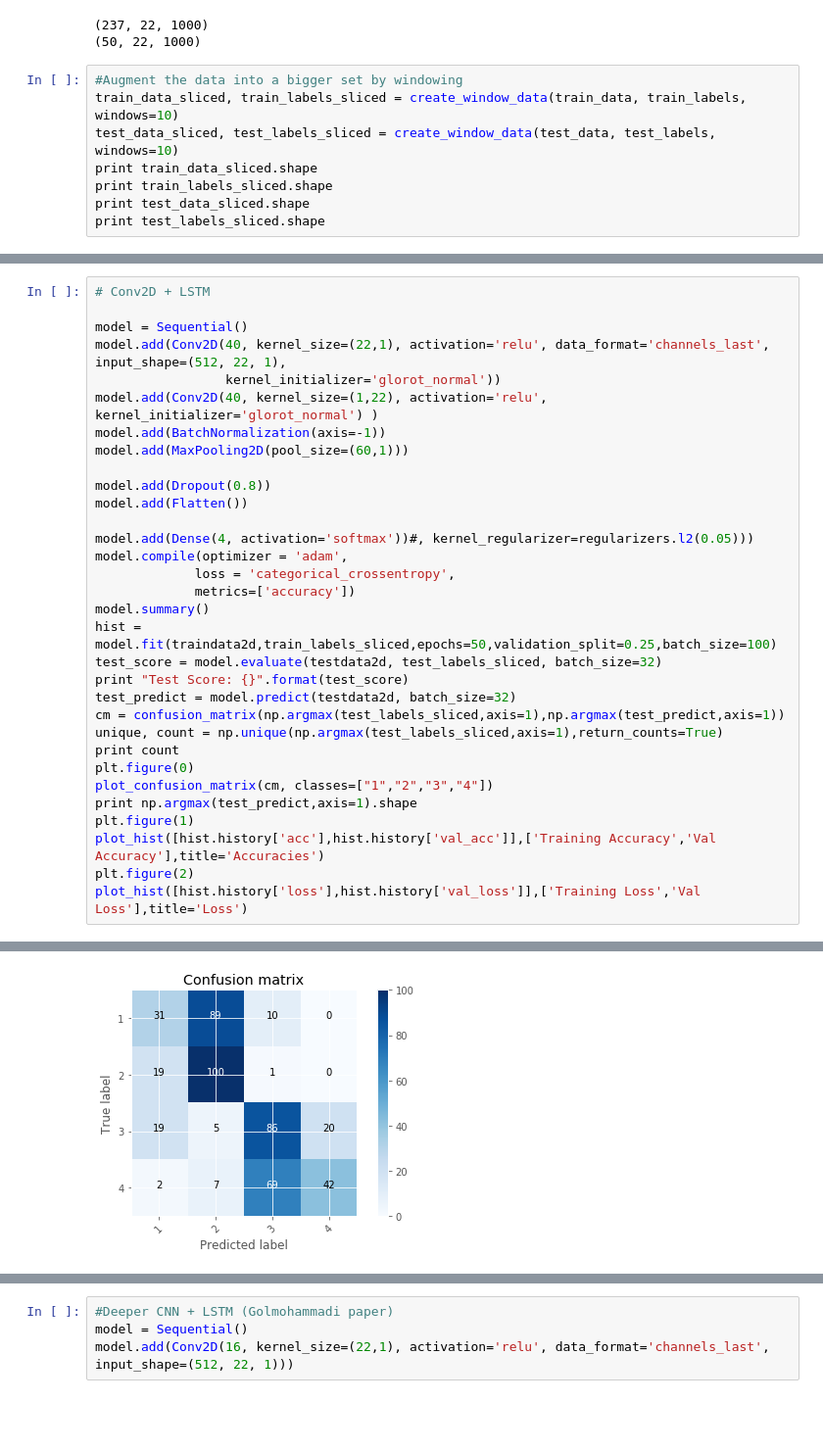
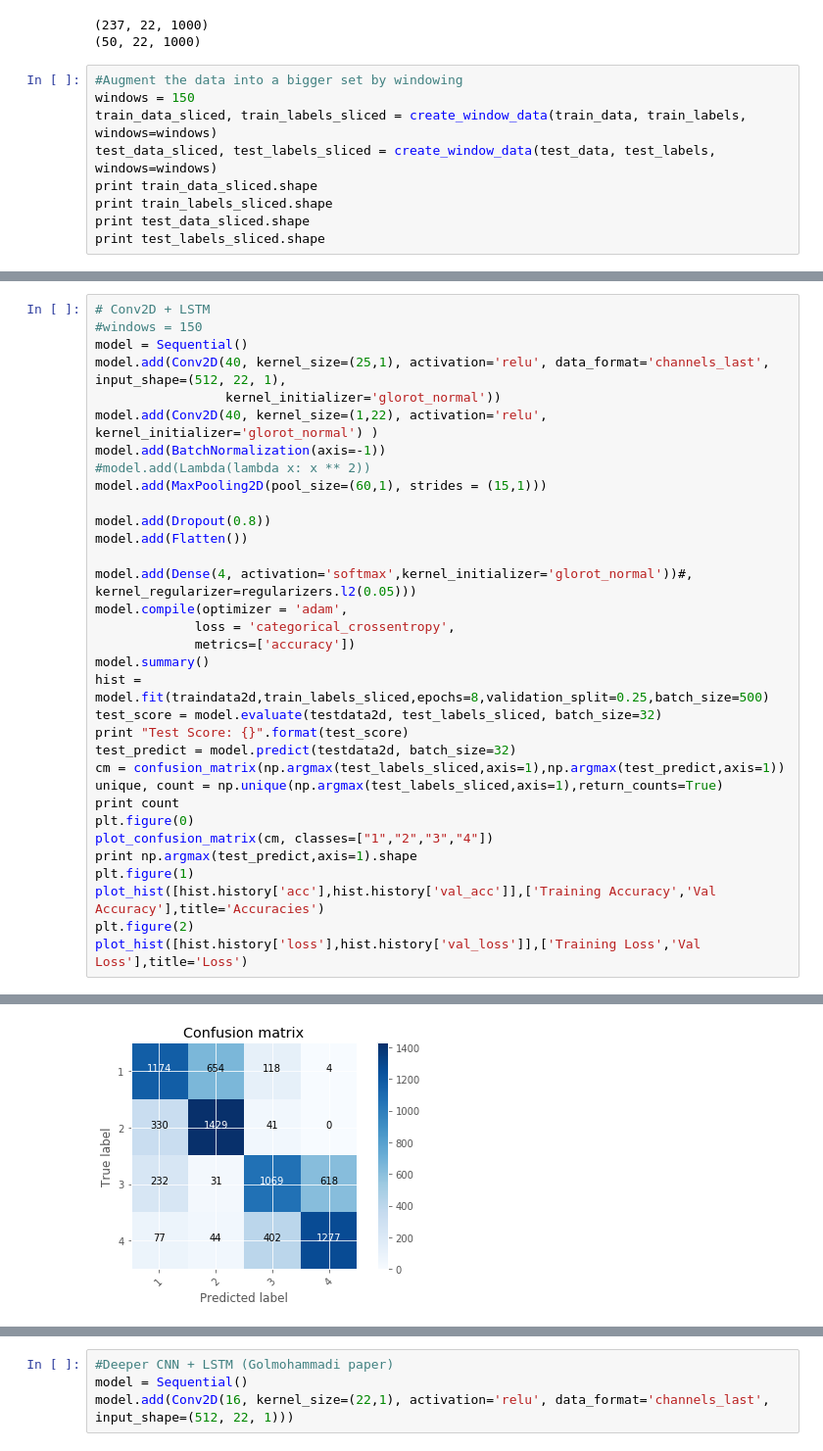
Before and after one commit to kunalpatel1793/Neural-Nets-Final-Project, a Jupyter notebook: BraindecodeTest.ipynb, the cells around one changed output, grey strips where cells are left out. Shown at 98% size. Saved outputs shown, nothing was run; the diff lists cells and outputs as text; blank space fills up the shorter version.

Commit message:
Otimizations started using a lot more windows

```diff
--- a/BraindecodeTest.ipynb
+++ b/BraindecodeTest.ipynb
@@ -80,8 +81,9 @@ print test_data.shape
 (50, 22, 1000)
 # %%
 #Augment the data into a bigger set by windowing
-train_data_sliced, train_labels_sliced = create_window_data(train_data, train_labels, windows=10)
-test_data_sliced, test_labels_sliced = create_window_data(test_data, test_labels, windows=10)
+windows = 150
+train_data_sliced, train_labels_sliced = create_window_data(train_data, train_labels, windows=windows)
+test_data_sliced, test_labels_sliced = create_window_data(test_data, test_labels, windows=windows)
 print train_data_sliced.shape
 print train_labels_sliced.shape
 print test_data_sliced.shape
@@ -103,22 +105,23 @@ print testdata2d.shape
 # %%
 # Conv2D + LSTM
-
+#windows = 150
 model = Sequential()
-model.add(Conv2D(40, kernel_size=(22,1), activation='relu', data_format='channels_last', input_shape=(512, 22, 1),
+model.add(Conv2D(40, kernel_size=(25,1), activation='relu', data_format='channels_last', input_shape=(512, 22, 1),
                  kernel_initializer='glorot_normal'))
 model.add(Conv2D(40, kernel_size=(1,22), activation='relu', kernel_initializer='glorot_normal') )
 model.add(BatchNormalization(axis=-1))
-model.add(MaxPooling2D(pool_size=(60,1)))
+#model.add(Lambda(lambda x: x ** 2))
+model.add(MaxPooling2D(pool_size=(60,1), strides = (15,1)))
 
 model.add(Dropout(0.8))
 model.add(Flatten())
 
-model.add(Dense(4, activation='softmax'))#, kernel_regularizer=regularizers.l2(0.05)))
+model.add(Dense(4, activation='softmax',kernel_initializer='glorot_normal'))#, kernel_regularizer=regularizers.l2(0.05)))
 model.compile(optimizer = 'adam',
              loss = 'categorical_crossentropy',
              metrics=['accuracy'])
 model.summary()
-hist = model.fit(traindata2d,train_labels_sliced,epochs=50,validation_split=0.25,batch_size=100)
+hist = model.fit(traindata2d,train_labels_sliced,epochs=8,validation_split=0.25,batch_size=500)
 test_score = model.evaluate(testdata2d, test_labels_sliced, batch_size=32)
 print "Test Score: {}".format(test_score)
 test_predict = model.predict(testdata2d, batch_size=32)
@@ -153 +156 @@ dropout_18 (Dropout)         (None, 8, 1, 40)          0
-[figure, old version]
+[figure, new version]
```
Also changed, not shown: parts of 5 cells of this notebook.
